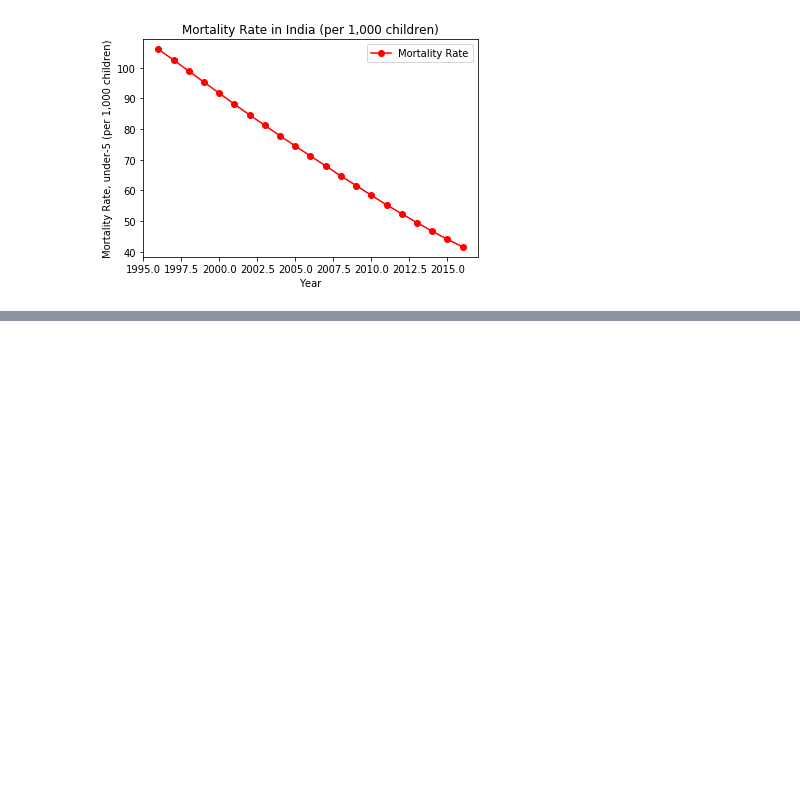
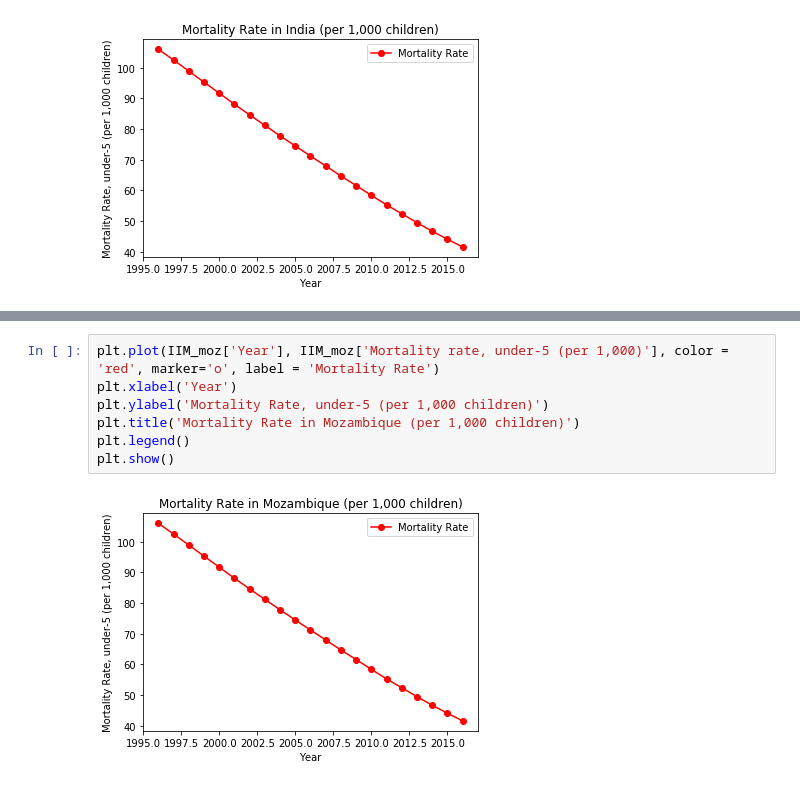
Before and after one commit to tranj8229/dss_sp19, a Jupyter notebook: World_Health_and_Nutrition_Project.ipynb, the cells around one changed output, grey strips where cells are left out. Saved outputs shown, nothing was run; the diff lists cells and outputs as text; blank space fills up the shorter version.

```diff
--- a/World_Health_and_Nutrition_Project.ipynb
+++ b/World_Health_and_Nutrition_Project.ipynb
@@ -265,0 +343,9 @@ plt.show()
+# %%
+plt.plot(IIM_moz['Year'], IIM_moz['Mortality rate, under-5 (per 1,000)'], color = 'red', marker='o', label = 'Mortality Rate')
+plt.xlabel('Year')
+plt.ylabel('Mortality Rate, under-5 (per 1,000 children)')
+plt.title('Mortality Rate in Mozambique (per 1,000 children)')
+plt.legend()
+plt.show()
+# %% [output]
+[figure, added]
```
Also changed, not shown: parts of 6 cells of this notebook.
